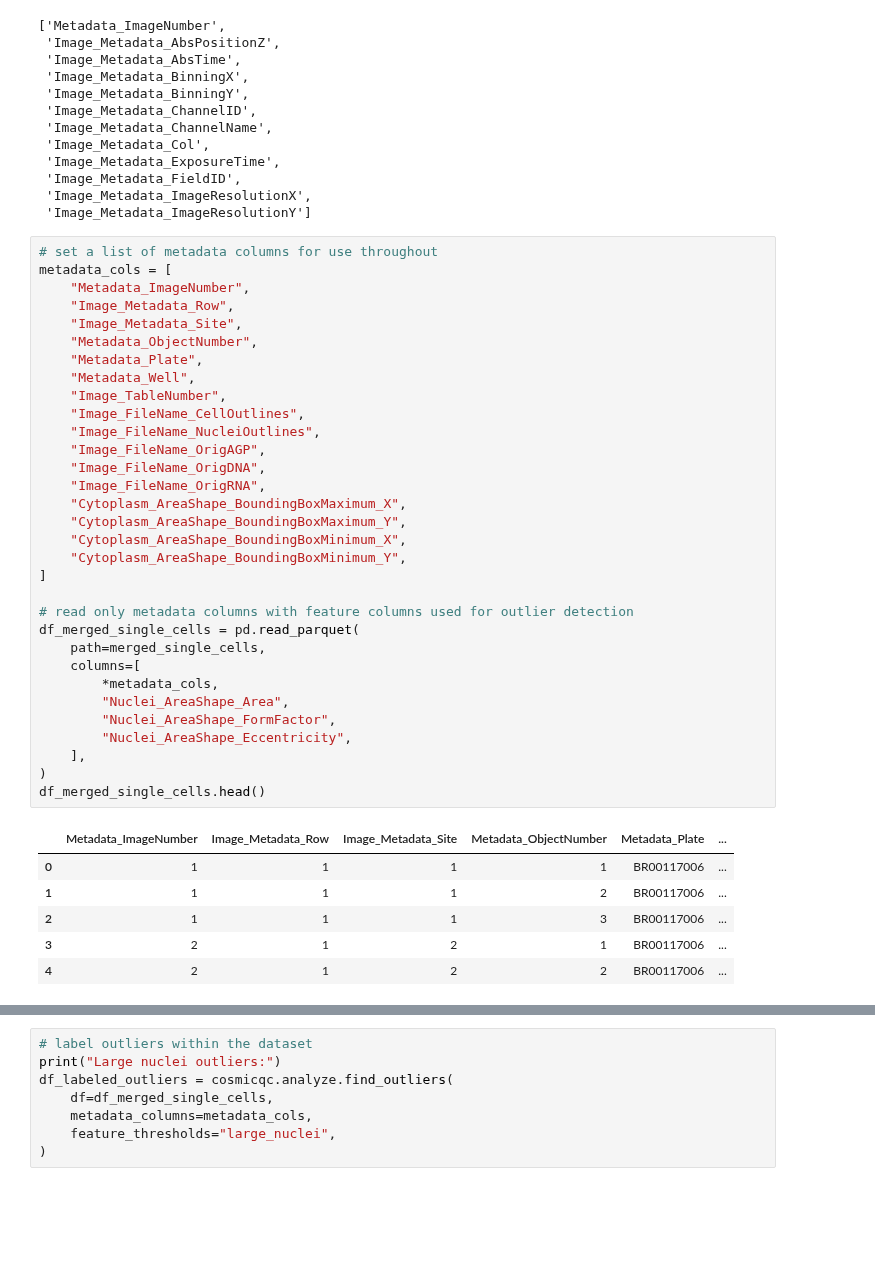
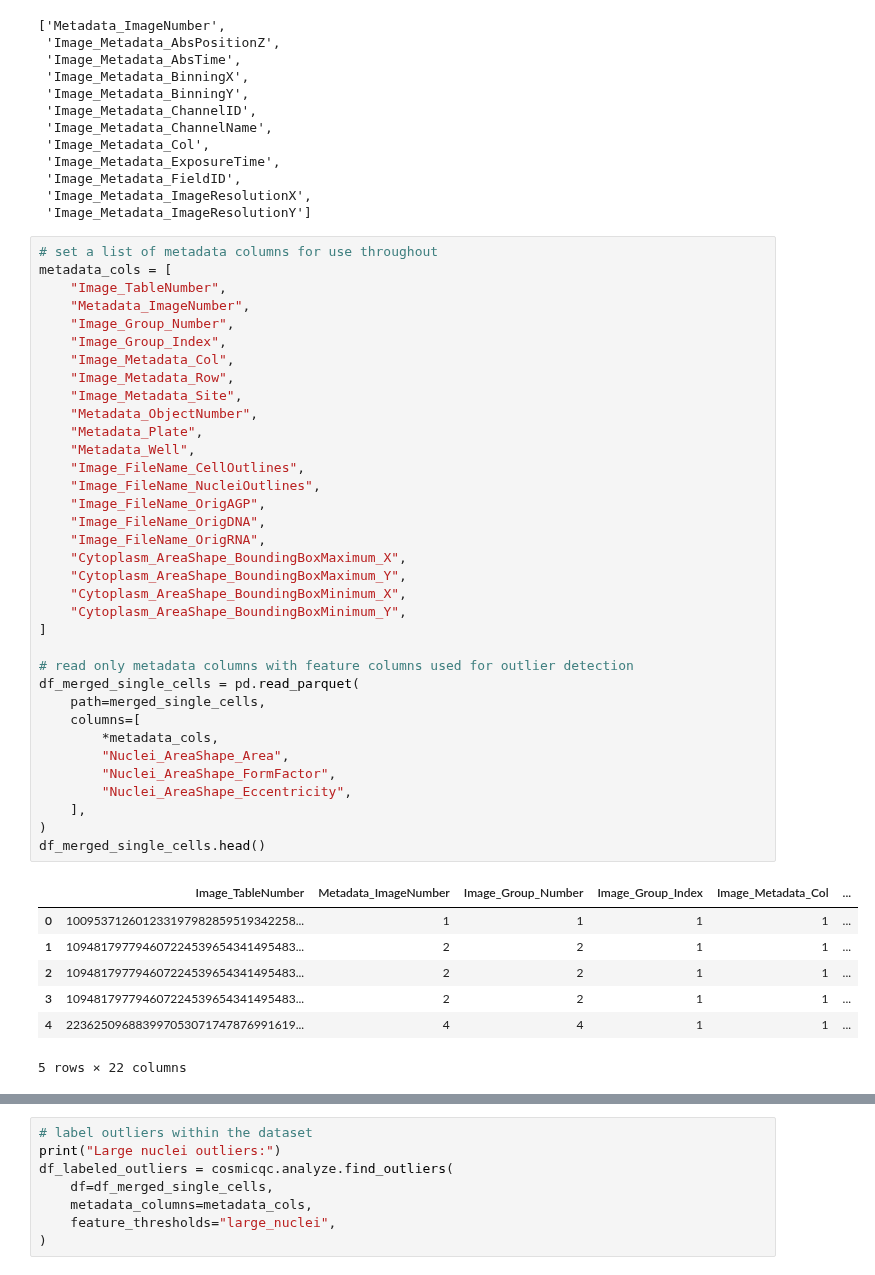
Before and after one commit to WayScience/JUMP-single-cell, a Jupyter notebook: 0.5.quality_control/0.jump_umap_analysis_with_cosmicqc.ipynb, the cells around one changed output, grey strips where cells are left out. Drawn from its saved outputs; the diff is of its cells as text; blank space fills up the shorter version.

```diff
--- a/0.5.quality_control/0.jump_umap_analysis_with_cosmicqc.ipynb
+++ b/0.5.quality_control/0.jump_umap_analysis_with_cosmicqc.ipynb
@@ -212,40 +213,44 @@ schema_names[:12]
 # %%
 # set a list of metadata columns for use throughout
 metadata_cols = [
+    "Image_TableNumber",
     "Metadata_ImageNumber",
+    "Image_Group_Number",
+    "Image_Group_Index",
+    "Image_Metadata_Col",
     "Image_Metadata_Row",
     "Image_Metadata_Site",
     "Metadata_ObjectNumber",
     "Metadata_Plate",
     "Metadata_Well",
-    "Image_TableNumber",
     "Image_FileName_CellOutlines",
     "Image_FileName_NucleiOutlines",
     "Image_FileName_OrigAGP",
     "Image_FileName_OrigDNA",
     "Image_FileName_OrigRNA",
     "Cytoplasm_AreaShape_BoundingBoxMaximum_X",
     "Cytoplasm_AreaShape_BoundingBoxMaximum_Y",
     "Cytoplasm_AreaShape_BoundingBoxMinimum_X",
     "Cytoplasm_AreaShape_BoundingBoxMinimum_Y",
 ]
 
 # read only metadata columns with feature columns used for outlier detection
 df_merged_single_cells = pd.read_parquet(
     path=merged_single_cells,
     columns=[
         *metadata_cols,
         "Nuclei_AreaShape_Area",
         "Nuclei_AreaShape_FormFactor",
         "Nuclei_AreaShape_Eccentricity",
     ],
 )
 df_merged_single_cells.head()
 # %% [output]
-|  | Metadata_ImageNumber | Image_Metadata_Row | Image_Metadata_Site | Metadata_ObjectNumber | Metadata_Plate | ... |
-| 0 | 1 | 1 | 1 | 1 | BR00117006 | ... |
-| 1 | 1 | 1 | 1 | 2 | BR00117006 | ... |
-| 2 | 1 | 1 | 1 | 3 | BR00117006 | ... |
-| 3 | 2 | 1 | 2 | 1 | BR00117006 | ... |
-| 4 | 2 | 1 | 2 | 2 | BR00117006 | ... |
+|  | Image_TableNumber | Metadata_ImageNumber | Image_Group_Number | Image_Group_Index | Image_Metadata_Col | ... |
+| 0 | 100953712601233197982859519342258... | 1 | 1 | 1 | 1 | ... |
+| 1 | 109481797794607224539654341495483... | 2 | 2 | 1 | 1 | ... |
+| 2 | 109481797794607224539654341495483... | 2 | 2 | 1 | 1 | ... |
+| 3 | 109481797794607224539654341495483... | 2 | 2 | 1 | 1 | ... |
+| 4 | 223625096883997053071747876991619... | 4 | 4 | 1 | 1 | ... |
+5 rows × 22 columns
 # %%
```
Also changed, not shown: parts of 16 cells of this notebook, 6 other files.
